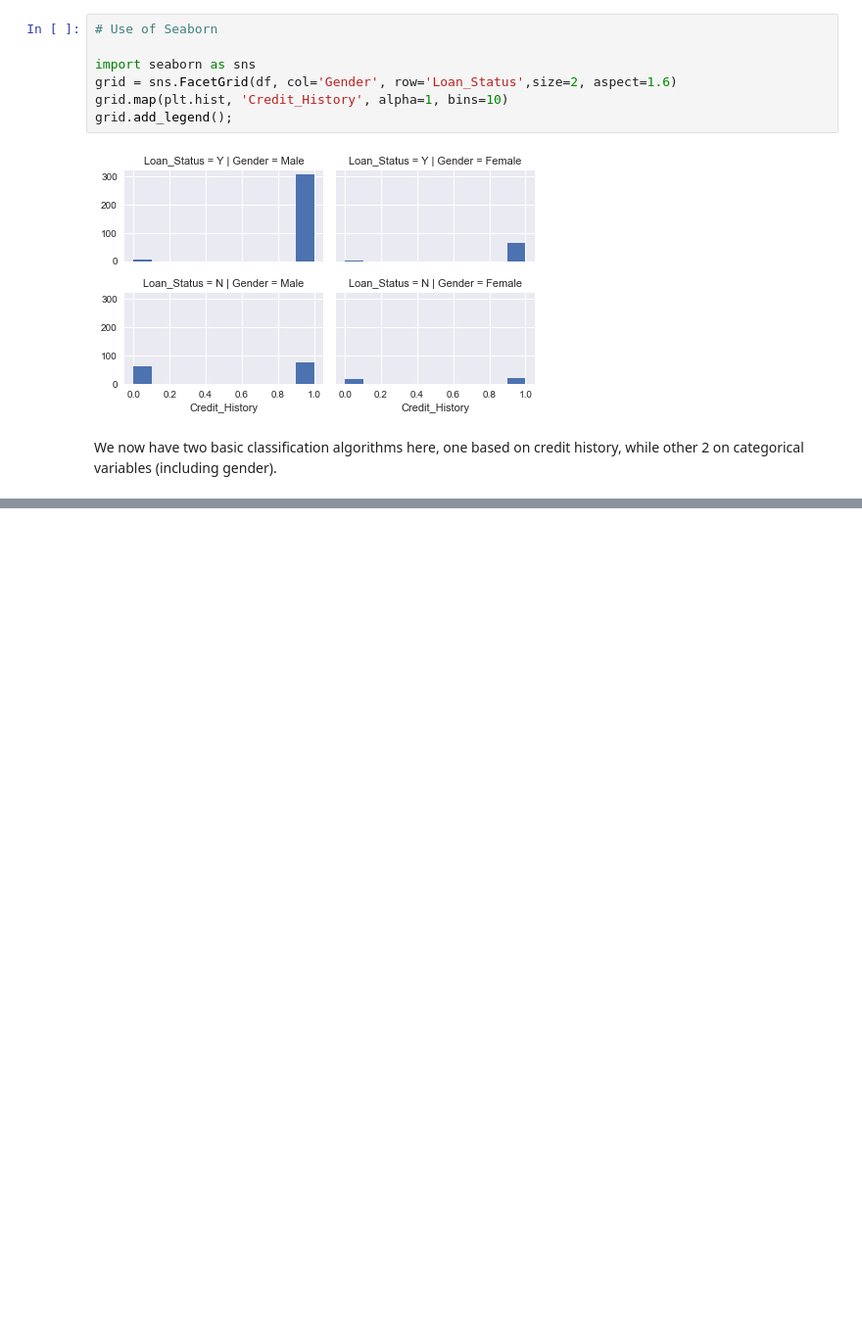
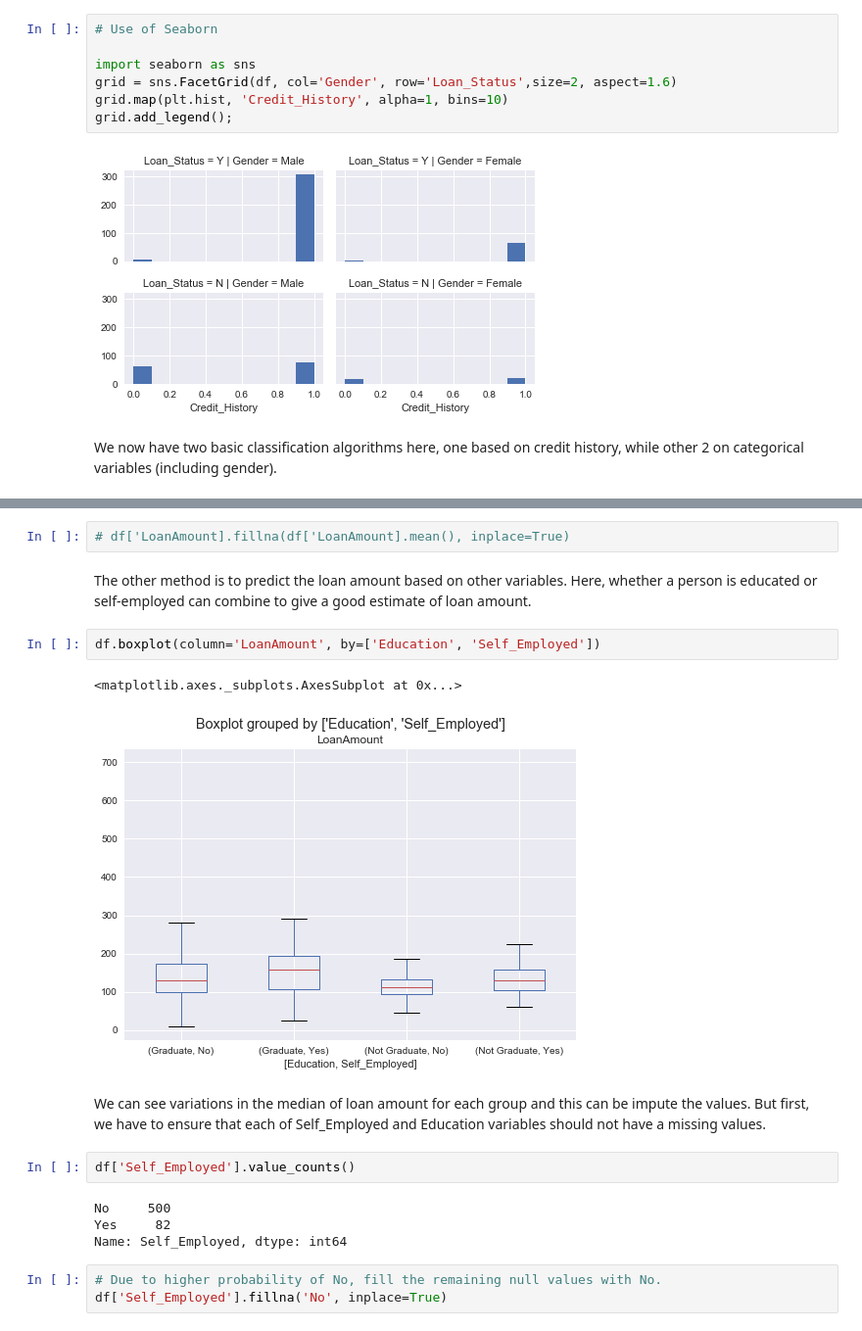
Before and after one commit to Prashant-mahajan/Loan-Prediction, a Jupyter notebook: Loan_Prediction.ipynb, the cells around one changed output, grey strips where cells are left out. Shown at 98% size. Saved outputs shown, nothing was run; the diff lists cells and outputs as text; blank space fills up the shorter version.

```diff
--- a/Loan_Prediction.ipynb
+++ b/Loan_Prediction.ipynb
@@ -114,0 +137,20 @@ We now have two basic classification algorithms here, one based on credit histor
+# %%
+# df['LoanAmount].fillna(df['LoanAmount].mean(), inplace=True)
+# %% [markdown]
+The other method is to predict the loan amount based on other variables. Here, whether a person is educated or self-employed can combine to give a good estimate of loan amount.
+# %%
+df.boxplot(column='LoanAmount', by=['Education', 'Self_Employed'])
+# %% [output]
+<matplotlib.axes._subplots.AxesSubplot at 0x...>
+[figure, added]
+# %% [markdown]
+We can see variations in the median of loan amount for each group and this can be impute the values. But first, we have to ensure that each of Self_Employed and Education variables should not have a missing values.
+# %%
+df['Self_Employed'].value_counts()
+# %% [output]
+No     500
+Yes     82
+Name: Self_Employed, dtype: int64
+# %%
+# Due to higher probability of No, fill the remaining null values with No.
+df['Self_Employed'].fillna('No', inplace=True)
```
Also changed, not shown: parts of 15 cells of this notebook.
